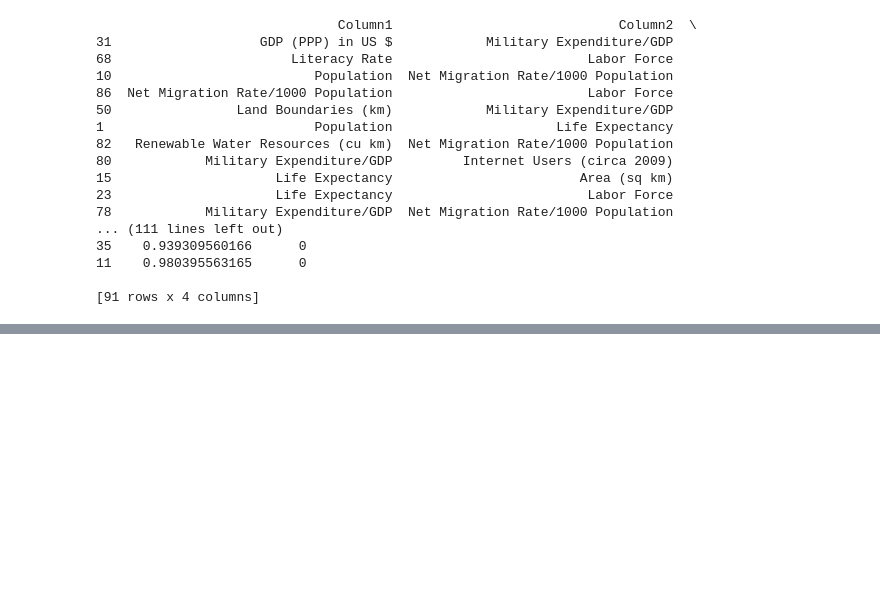
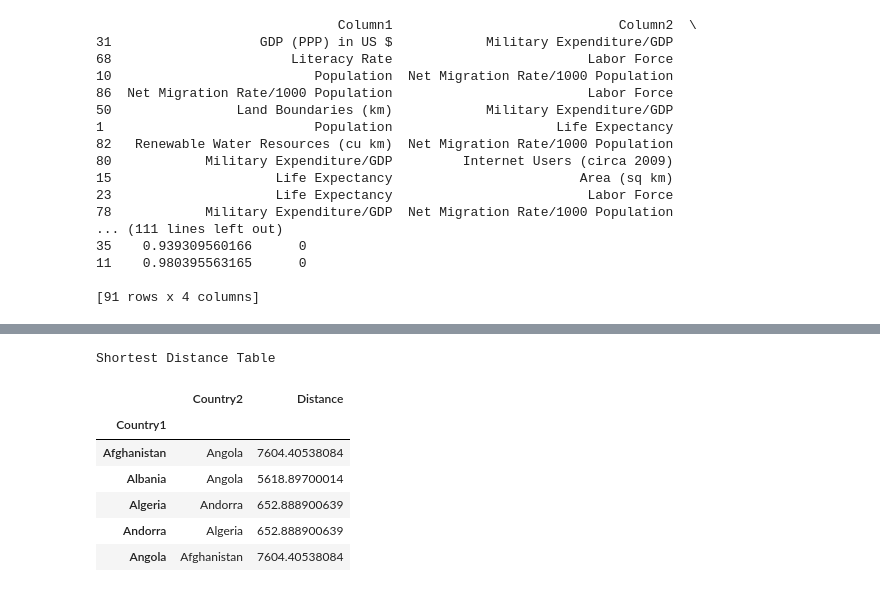
Before and after one commit to Sree-vathsan/ipython, a Jupyter notebook: practice.ipynb, the cells around one changed output, grey strips where cells are left out. Drawn from its saved outputs; the diff is of its cells as text; code cells hidden in the pictures; blank space fills up the shorter version.

```diff
--- a/practice.ipynb
+++ b/practice.ipynb
@@ -317,0 +395,12 @@ print(res)
+# %%
+print("Shortest Distance Table")
+dfDistance.groupby('Country1').last()
+# %% [output]
+Shortest Distance Table
+|  | Country2 | Distance |
+| Country1 |  |  |
+| Afghanistan | Angola | 7604.40538084 |
+| Albania | Angola | 5618.89700014 |
+| Algeria | Andorra | 652.888900639 |
+| Andorra | Algeria | 652.888900639 |
+| Angola | Afghanistan | 7604.40538084 |
```
Also changed, not shown: parts of 5 cells of this notebook.
